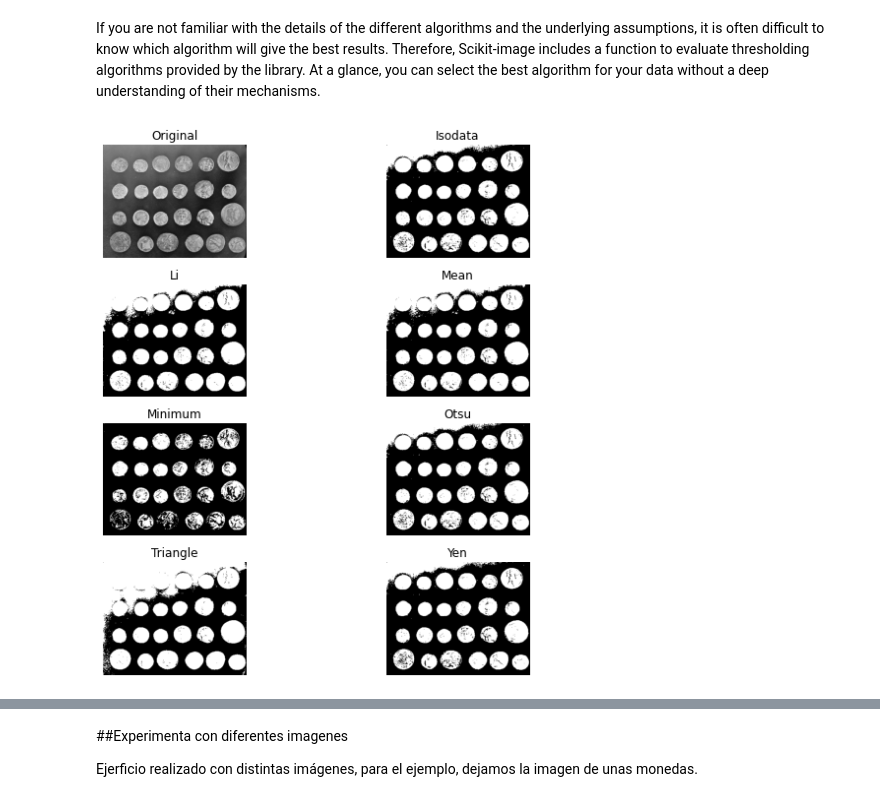
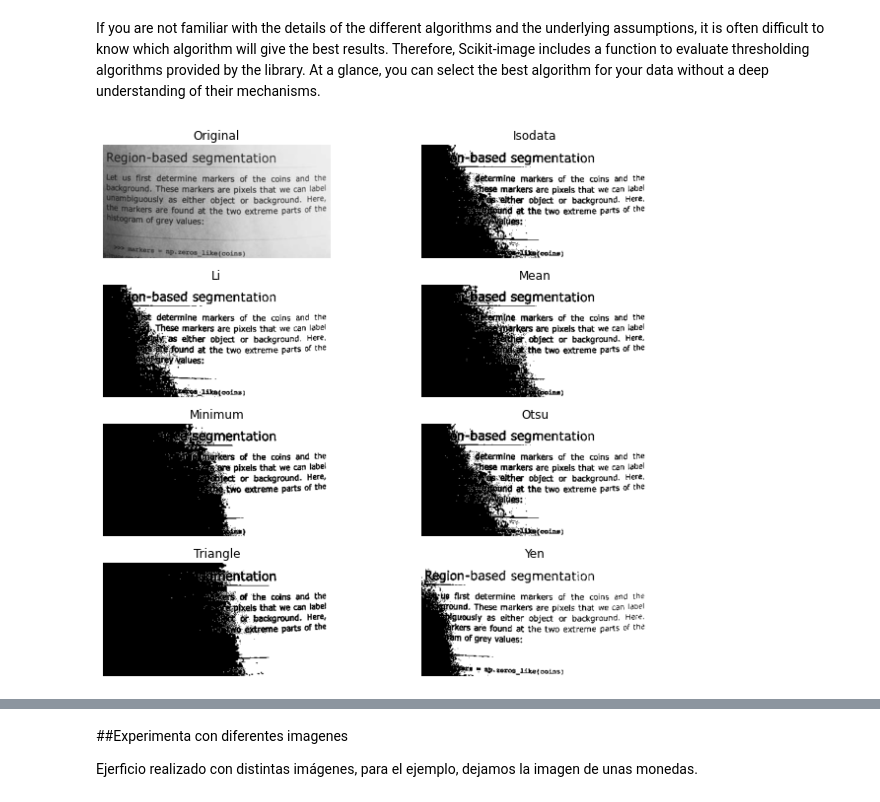
Before and after one commit to andreac941/ComputerVision-Eq3, a Jupyter notebook: 9.4_Segmentation_Otsu_Eq10.ipynb, the cells around one changed output, grey strips where cells are left out. Drawn from its saved outputs; the diff is of its cells as text; code cells hidden in the pictures.

```diff
--- a/9.4_Segmentation_Otsu_Eq10.ipynb
+++ b/9.4_Segmentation_Otsu_Eq10.ipynb
@@ -80,10 +71,9 @@ mechanisms.
 # %%
 from skimage.filters import try_all_threshold
 
-img = data.coins()
-image = data.page() # imagen original
+img = data.page()
 
 fig, ax = try_all_threshold(img, figsize=(10, 8), verbose=False)
 plt.show()
 # %% [output]
-[figure, old version]
+[figure, new version]
```
Also changed, not shown: parts of 12 cells of this notebook.
